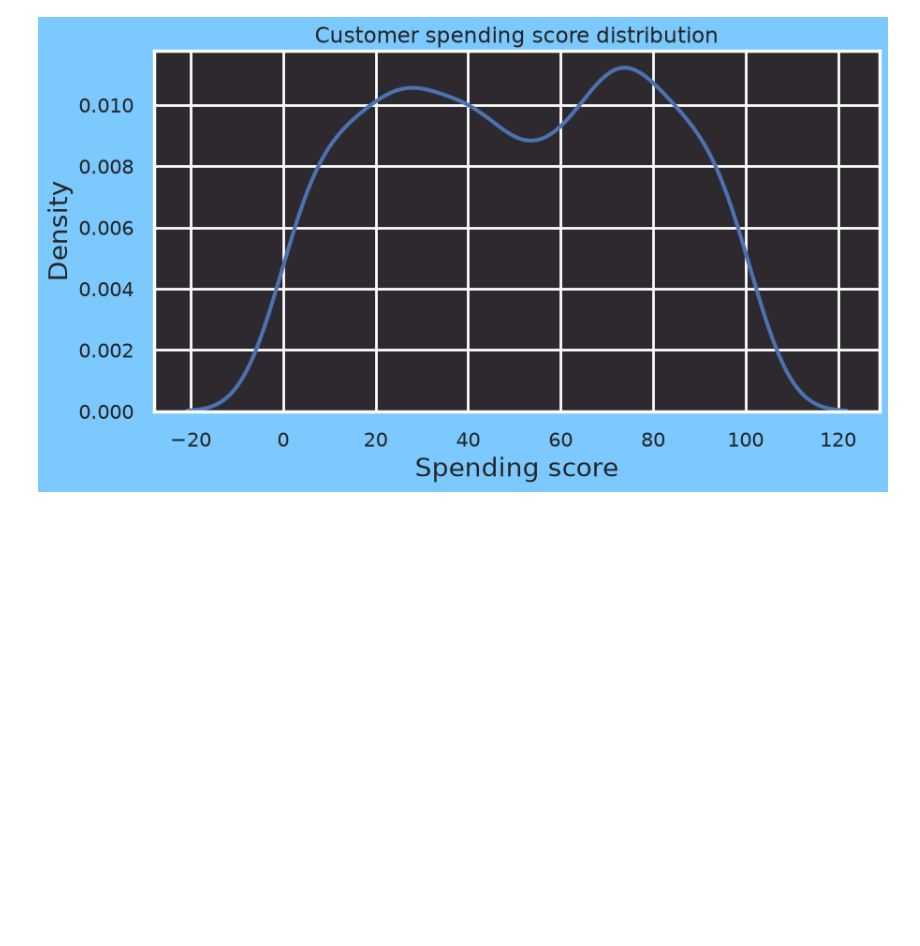
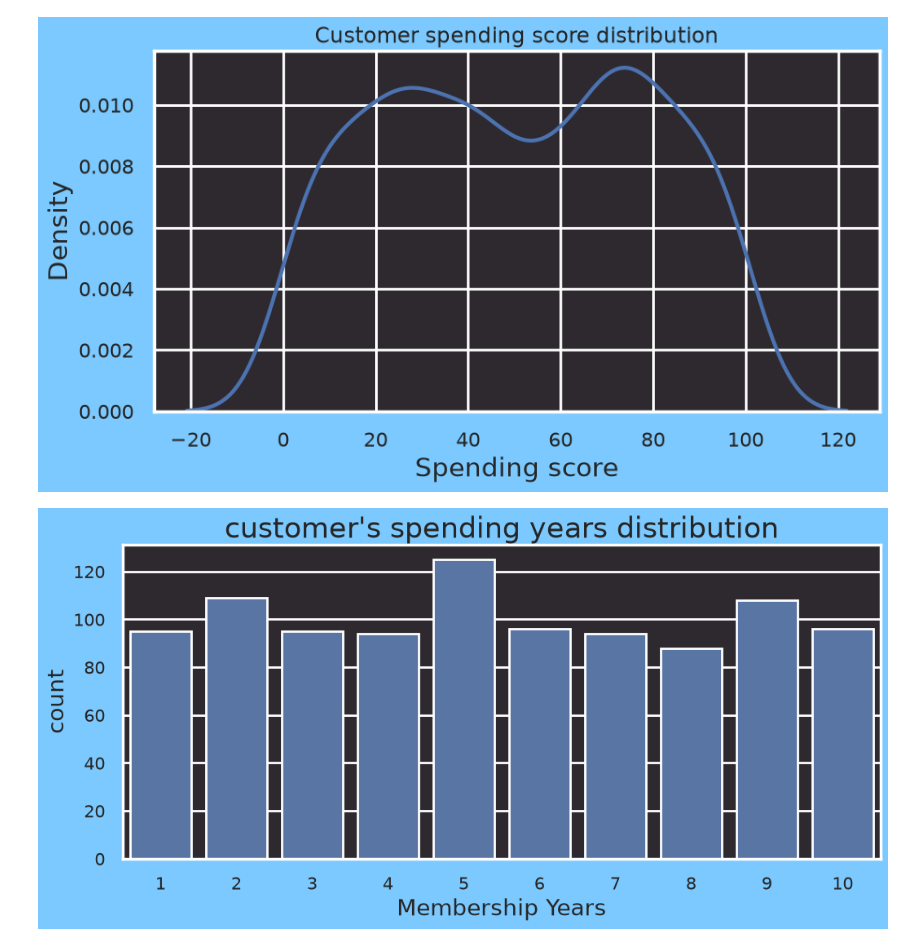
Before and after one commit to rzadrzi/customer-segmentation, a Jupyter notebook: customer_segmentation.ipynb, the cells around one changed output. Drawn from its saved outputs; the diff is of its cells as text; code cells hidden in the pictures; blank space fills up the shorter version.

Commit message:
feat: Add customer spending years distribution

```diff
--- a/customer_segmentation.ipynb
+++ b/customer_segmentation.ipynb
@@ -135,3 +135,12 @@ plt.ylabel('Density', fontsize= 20)
 plt.show()
 # %% [output]
 [figure]
+# %%
+plt.figure(figsize=(12, 5))
+sns.countplot(data=df, x='membership_years')
+plt.title('customer\'s spending years distribution', fontsize= 25)
+plt.xlabel("Membership Years", fontsize= 20)
+plt.ylabel('count', fontsize= 20)
+plt.show()
+# %% [output]
+[figure, added]
```
